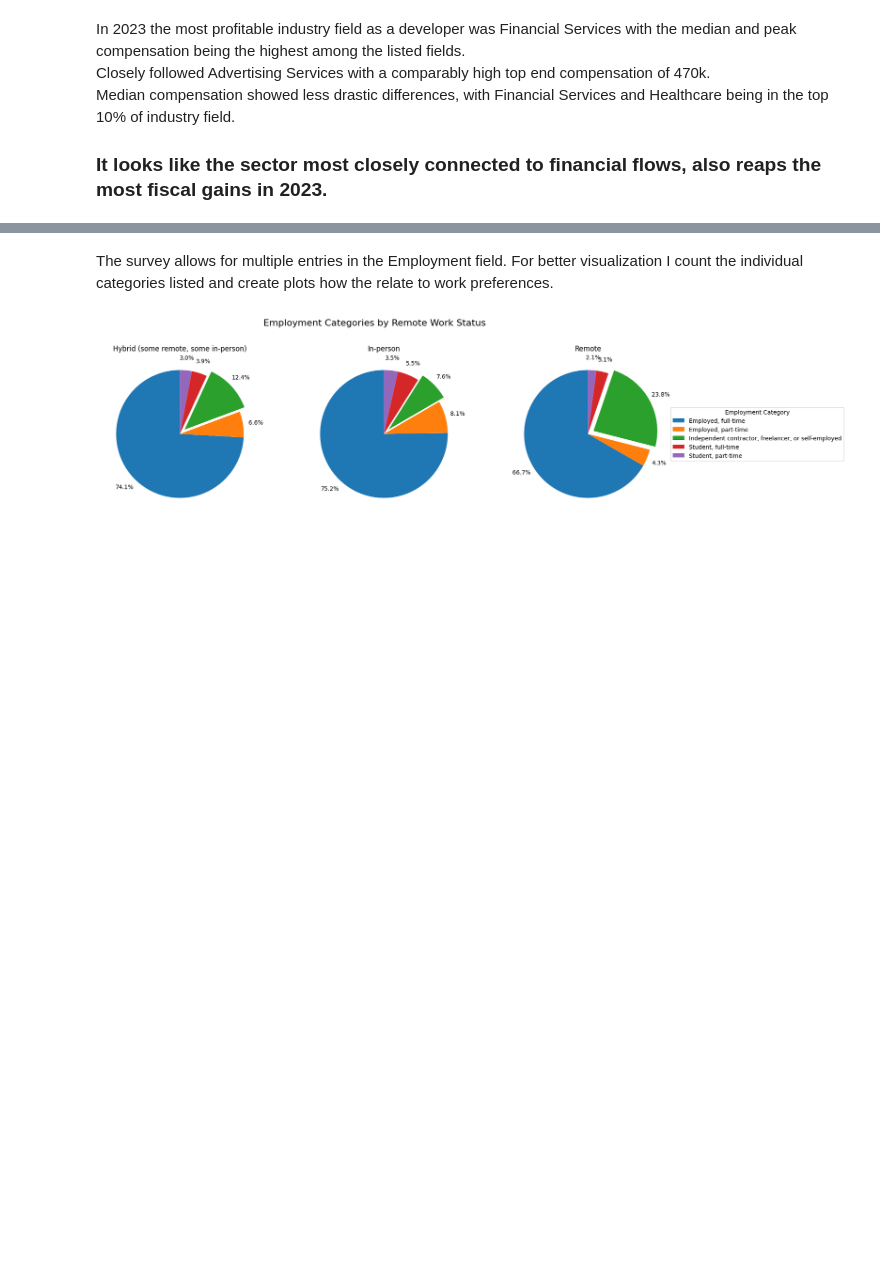
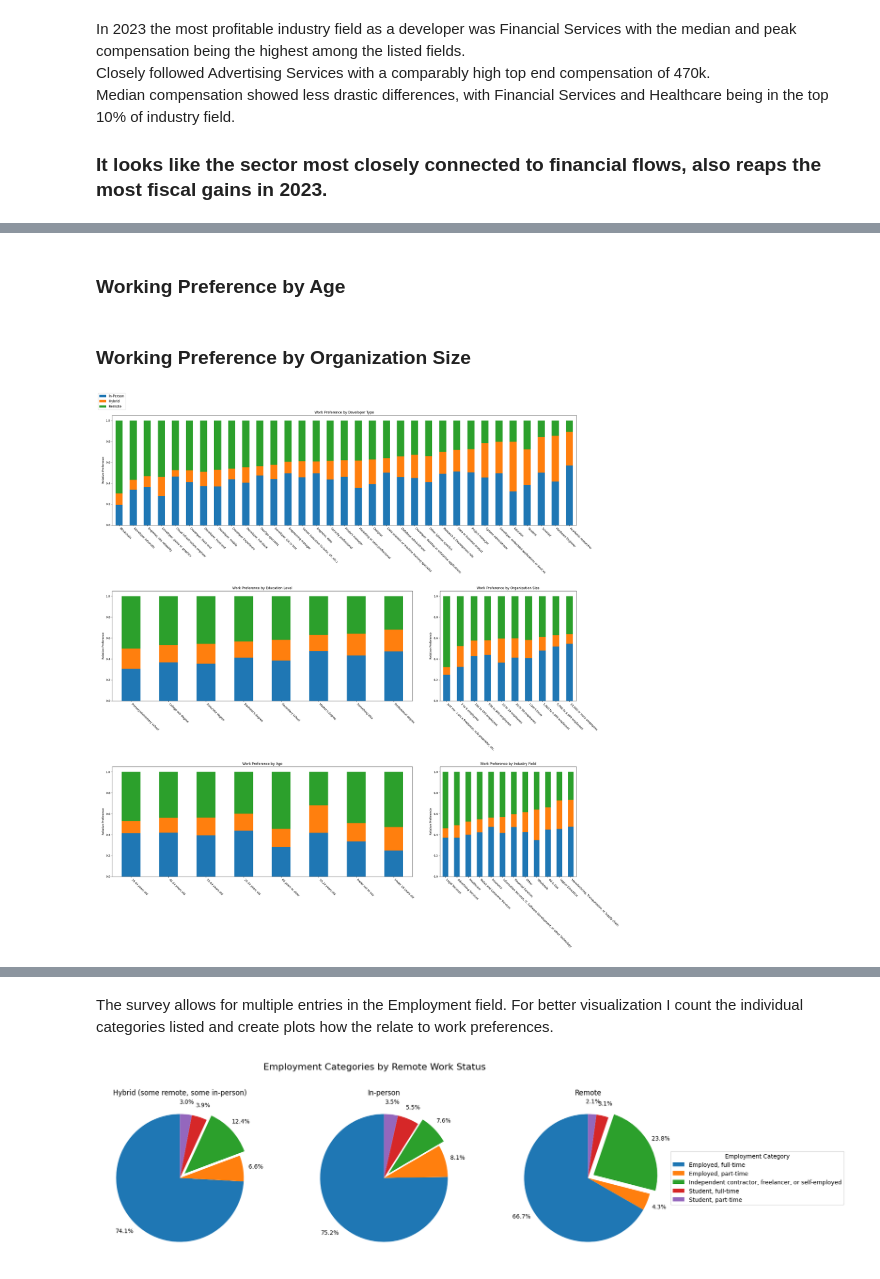
Before and after one commit to YKarsten/Annual-developer-survey-analysis, a Jupyter notebook: SO-2023-survey.ipynb, the cells around one changed output, grey strips where cells are left out. Saved outputs shown, nothing was run; the diff lists cells and outputs as text; code cells hidden in the pictures; blank space fills up the shorter version.

```diff
--- a/SO-2023-survey.ipynb
+++ b/SO-2023-survey.ipynb
@@ -442,0 +457,2 @@ plt.show()
+# %% [markdown]
+### Working Preference by Age
@@ -442,0 +492,2 @@ plt.show()
+# %% [markdown]
+### Working Preference by Organization Size
@@ -442,0 +528,37 @@ plt.show()
+# %%
+fig3 = plt.figure(figsize=(30, 30))
+gs = fig3.add_gridspec(3, 3, hspace=0.6)
+
+f3_ax1 = fig3.add_subplot(gs[0, :])
+
+f3_ax2 = fig3.add_subplot(gs[1, :2])
+
+f3_ax3 = fig3.add_subplot(gs[1, 2])
+
+f3_ax4 = fig3.add_subplot(gs[2, :2])
+
+f3_ax5 = fig3.add_subplot(gs[2, 2])
+
+# Plotting functions
+plot_work_preference_by_devtype(df, f3_ax1)
+plot_work_preference_by_industry(df, f3_ax5)
+plot_work_preference_by_orgsize(df, f3_ax3)
+plot_work_preference_by_age(df, f3_ax4)
+plot_work_preference_by_education(df, f3_ax2)
+
+# Disable legend for each subplot
+f3_ax1.legend().set_visible(False)
+f3_ax2.legend().set_visible(False)
+f3_ax3.legend().set_visible(False)
+f3_ax4.legend().set_visible(False)
+f3_ax5.legend().set_visible(False)
+
+# Create a common legend outside the subplots
+legend_labels = ["In-Person", "Hybrid", "Remote"]  # Replace with your actual legend labels
+
+# Adjust bbox_to_anchor to control the position of the legend more precisely
+fig3.legend(labels=legend_labels, loc='upper right', bbox_to_anchor=(0.15, 0.92), fontsize='large')
+
+plt.show()
+# %% [output]
+[figure, added]
```
Also changed, not shown: parts of 40 cells of this notebook.
